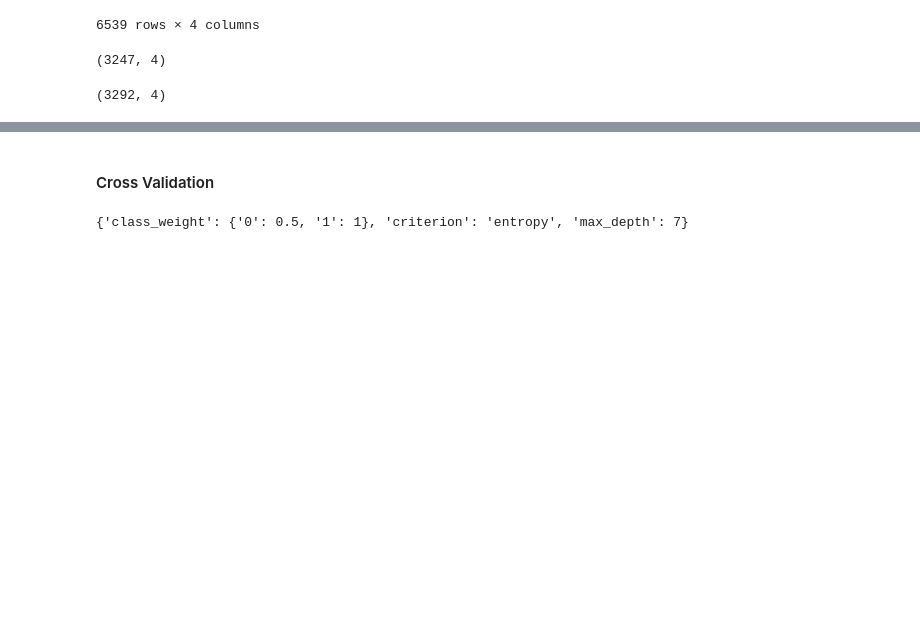
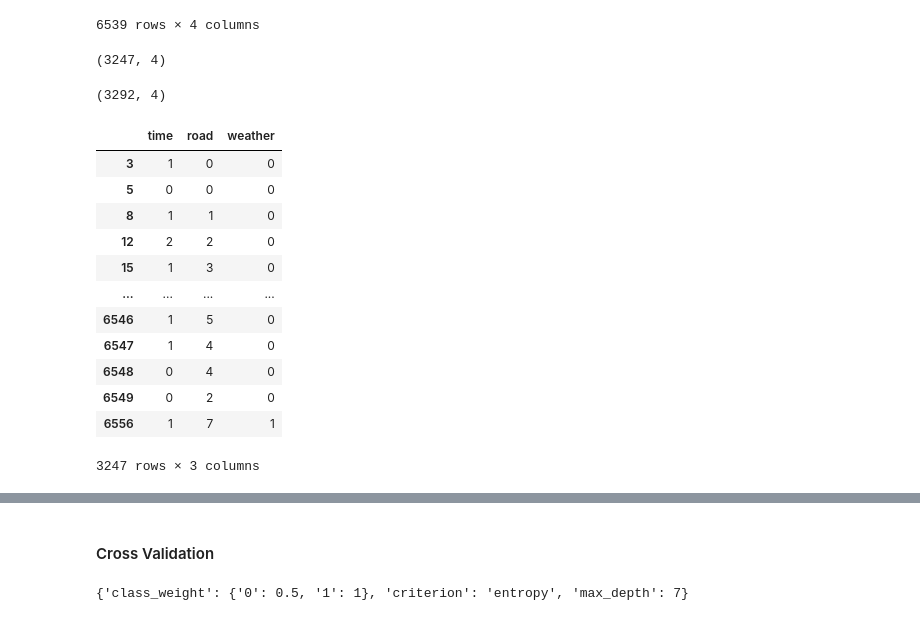
Before and after one commit to Ratchanontt/BSC_DPDM23, a Jupyter notebook: Project.ipynb, the cells around one changed output, grey strips where cells are left out. Cells and saved outputs as stored; diff of their text form; code cells hidden in the pictures; blank space fills up the shorter version.

```diff
--- a/Project.ipynb
+++ b/Project.ipynb
@@ -808,3 +808,19 @@ X_train = train.iloc[:,:-1]
 y_train = train.iloc[:,-1]
 X_test = test.iloc[:,:-1]
 y_test = test.iloc[:,-1]
+# %%
+X_train
+# %% [output]
+|  | time | road | weather |
+| 3 | 1 | 0 | 0 |
+| 5 | 0 | 0 | 0 |
+| 8 | 1 | 1 | 0 |
+| 12 | 2 | 2 | 0 |
+| 15 | 1 | 3 | 0 |
+| ... | ... | ... | ... |
+| 6546 | 1 | 5 | 0 |
+| 6547 | 1 | 4 | 0 |
+| 6548 | 0 | 4 | 0 |
+| 6549 | 0 | 2 | 0 |
+| 6556 | 1 | 7 | 1 |
+3247 rows × 3 columns
```
Also changed, not shown: parts of 3 cells of this notebook.
